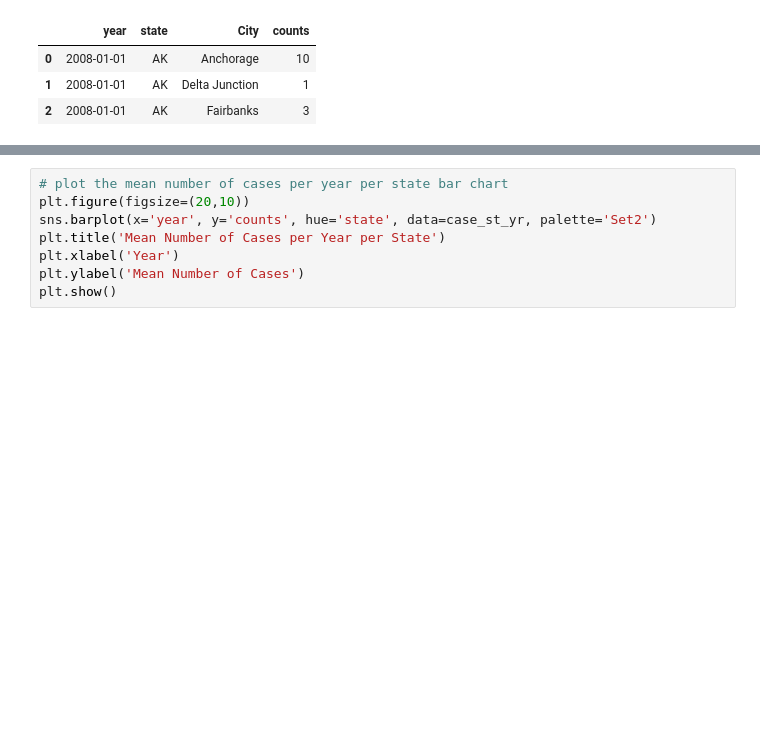
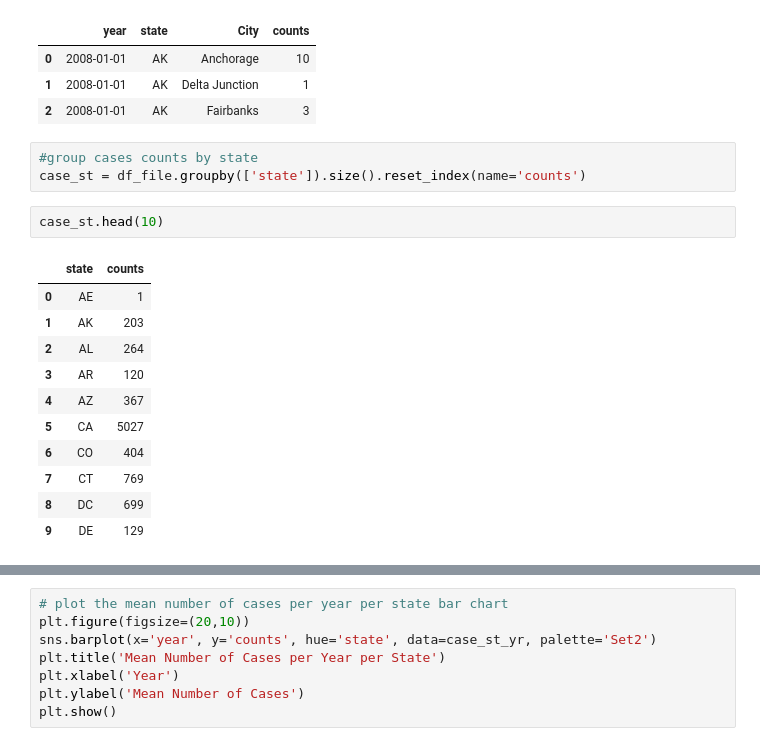
Before and after one commit to erinmmurphy/union-viz, a Jupyter notebook: nlrb-filings.ipynb, the cells around one changed output, grey strips where cells are left out. Saved outputs shown, nothing was run; the diff lists cells and outputs as text; blank space fills up the shorter version.

```diff
--- a/nlrb-filings.ipynb
+++ b/nlrb-filings.ipynb
@@ -112,3 +112,20 @@ case_st_ct_yr.head(3)
 | 0 | 2008-01-01 | AK | Anchorage | 10 |
 | 1 | 2008-01-01 | AK | Delta Junction | 1 |
 | 2 | 2008-01-01 | AK | Fairbanks | 3 |
+# %%
+#group cases counts by state
+case_st = df_file.groupby(['state']).size().reset_index(name='counts')
+# %%
+case_st.head(10)
+# %% [output]
+|  | state | counts |
+| 0 | AE | 1 |
+| 1 | AK | 203 |
+| 2 | AL | 264 |
+| 3 | AR | 120 |
+| 4 | AZ | 367 |
+| 5 | CA | 5027 |
+| 6 | CO | 404 |
+| 7 | CT | 769 |
+| 8 | DC | 699 |
+| 9 | DE | 129 |
```
Also changed, not shown: parts of 11 cells of this notebook, 23 other files.
